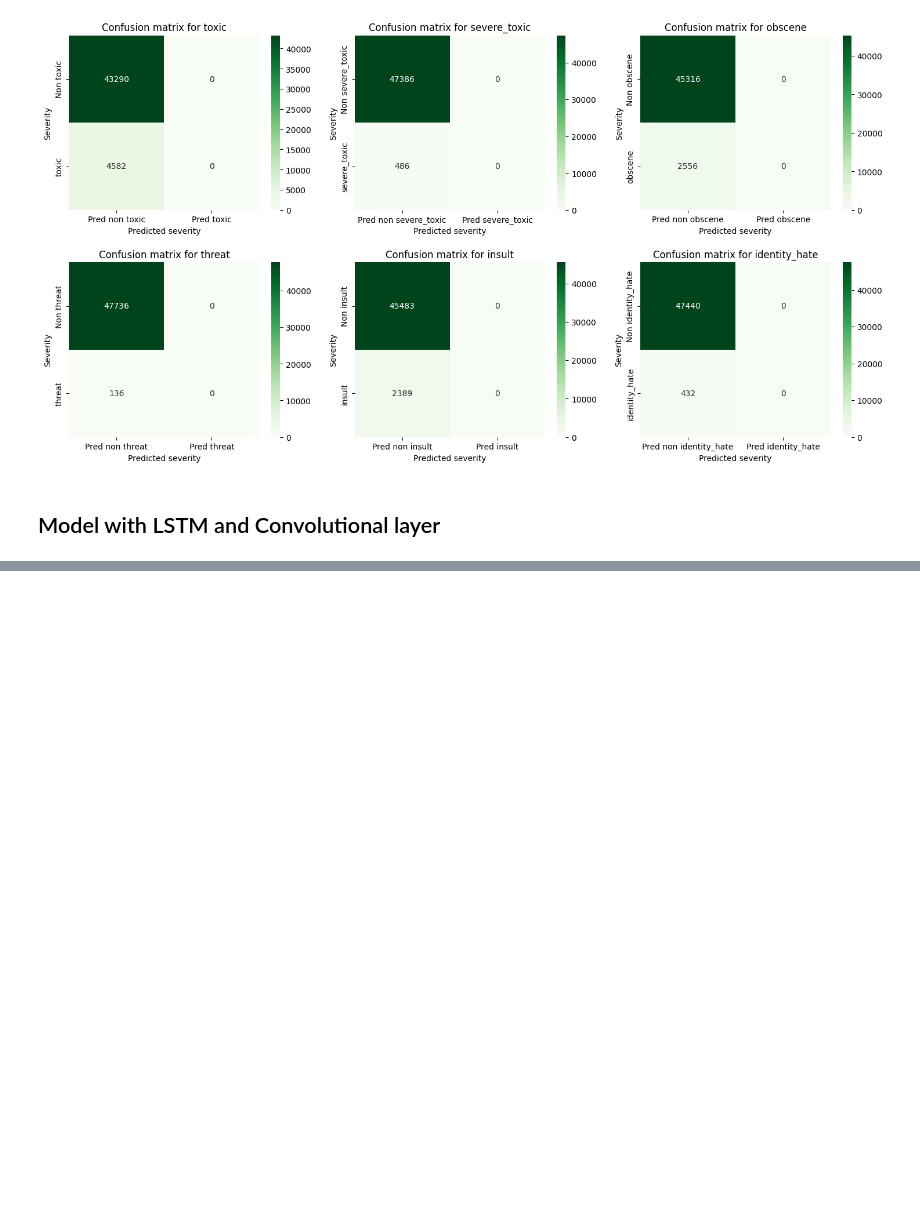
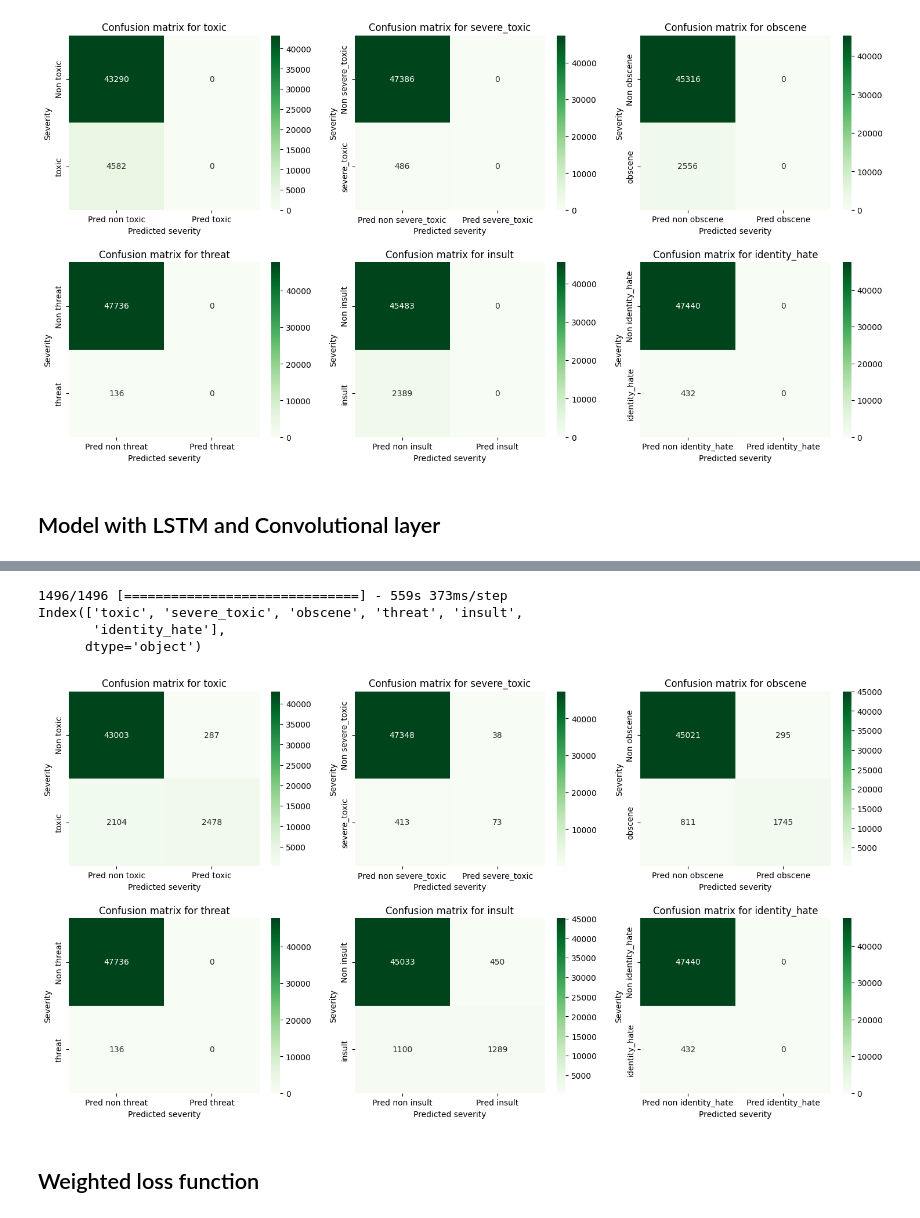
Before and after one commit to EnricoMiche1210760/toxic_comments_filter, a Jupyter notebook: src/progetto_toxic_comments_filter.ipynb, the cells around one changed output, grey strips where cells are left out. Saved outputs shown, nothing was run; the diff lists cells and outputs as text; code cells hidden in the pictures; blank space fills up the shorter version.

```diff
--- a/src/progetto_toxic_comments_filter.ipynb
+++ b/src/progetto_toxic_comments_filter.ipynb
@@ -612,2 +621,13 @@ Trainable params: 14158480 (54.01 MB)
 Non-trainable params: 0 (0.00 Byte)
 _________________________________________________________________
+# %%
+if answer.lower() == 'y' or answer == 'yes':
+    history_cnn = cnn_model.fit(X_train, y_train,
+                        epochs=10, batch_size=64,
+                        validation_data=(X_val, y_val),
+                        callbacks=[early_stopping])
+
+    pickle.dump(history_cnn, open(storage_folder+"/"+cnn_model_history, 'wb'))
+    cnn_model.save(models_dir+'/'+cnn_model_keras)
+else:
+    history_rnn_gru = pickle.load(open(storage_folder+"/"+rnn_gru_model_history, 'rb'))
@@ -613,0 +648,11 @@ _________________________________________________________________
+# %%
+y_pred_cnn = convert_probability_to_value(cnn_model.predict(X_test))
+print_confusion_matrix(y_test, y_pred_cnn, injurious.columns)
+# %% [output]
+1496/1496 [==============================] - 559s 373ms/step
+Index(['toxic', 'severe_toxic', 'obscene', 'threat', 'insult',
+       'identity_hate'],
+      dtype='object')
+[figure, added]
+# %% [markdown]
+## Weighted loss function
```
Also changed, not shown: parts of 15 cells of this notebook.
